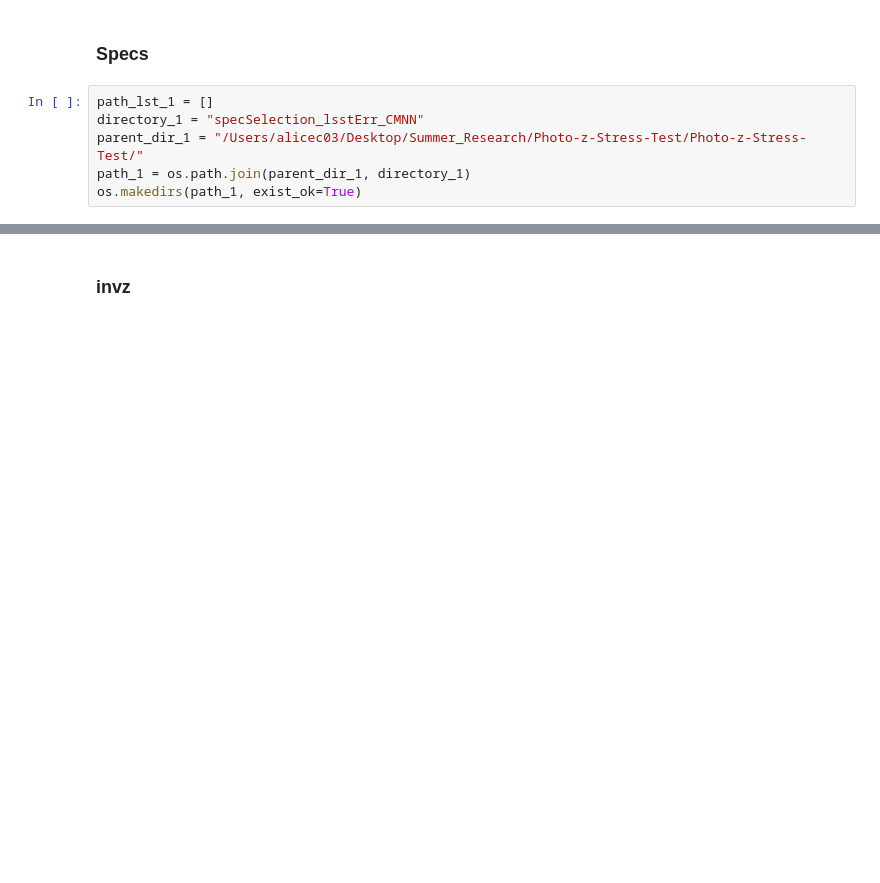
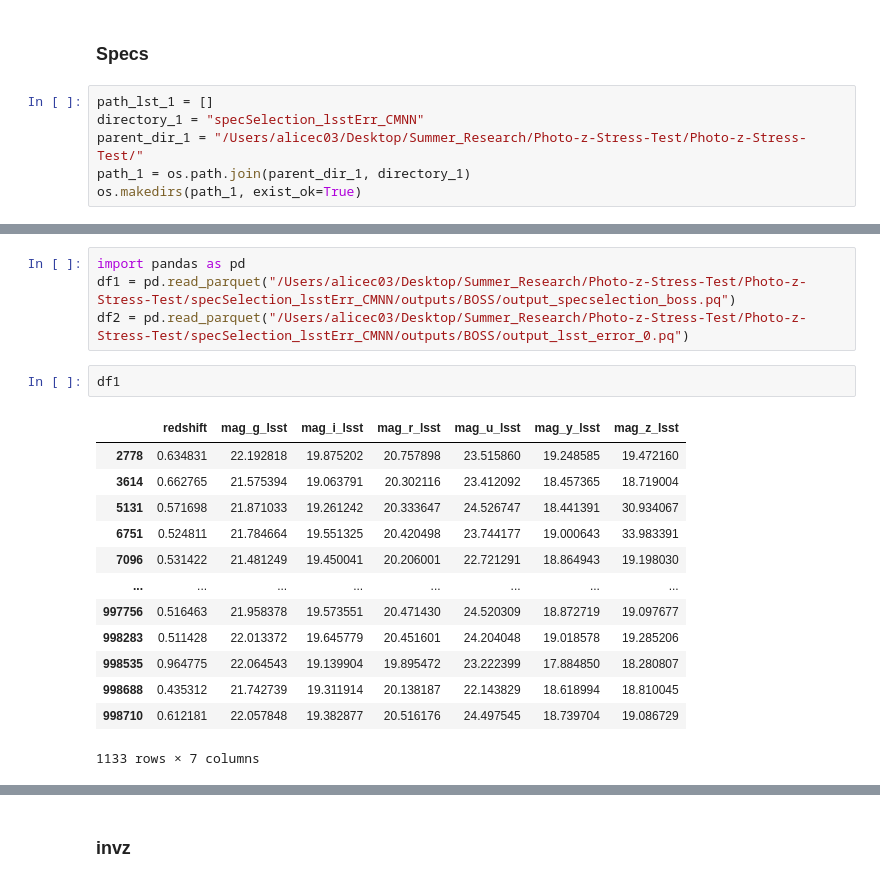
Before and after one commit to alice-crafford/Photo-z-Stress-Test, a Jupyter notebook: Test_Pipeline.ipynb, the cells around one changed output, grey strips where cells are left out. Drawn from its saved outputs; the diff is of its cells as text; blank space fills up the shorter version.

```diff
--- a/Test_Pipeline.ipynb
+++ b/Test_Pipeline.ipynb
@@ -872,0 +880,20 @@ Job specselection_zCOSMOS has completed successfully!
+# %%
+import pandas as pd
+df1 = pd.read_parquet("/Users/alicec03/Desktop/Summer_Research/Photo-z-Stress-Test/Photo-z-Stress-Test/specSelection_lsstErr_CMNN/outputs/BOSS/output_specselection_boss.pq")
+df2 = pd.read_parquet("/Users/alicec03/Desktop/Summer_Research/Photo-z-Stress-Test/Photo-z-Stress-Test/specSelection_lsstErr_CMNN/outputs/BOSS/output_lsst_error_0.pq")
+# %%
+df1
+# %% [output]
+|  | redshift | mag_g_lsst | mag_i_lsst | mag_r_lsst | mag_u_lsst | mag_y_lsst | mag_z_lsst |
+| 2778 | 0.634831 | 22.192818 | 19.875202 | 20.757898 | 23.515860 | 19.248585 | 19.472160 |
+| 3614 | 0.662765 | 21.575394 | 19.063791 | 20.302116 | 23.412092 | 18.457365 | 18.719004 |
+| 5131 | 0.571698 | 21.871033 | 19.261242 | 20.333647 | 24.526747 | 18.441391 | 30.934067 |
+| 6751 | 0.524811 | 21.784664 | 19.551325 | 20.420498 | 23.744177 | 19.000643 | 33.983391 |
+| 7096 | 0.531422 | 21.481249 | 19.450041 | 20.206001 | 22.721291 | 18.864943 | 19.198030 |
+| ... | ... | ... | ... | ... | ... | ... | ... |
+| 997756 | 0.516463 | 21.958378 | 19.573551 | 20.471430 | 24.520309 | 18.872719 | 19.097677 |
+| 998283 | 0.511428 | 22.013372 | 19.645779 | 20.451601 | 24.204048 | 19.018578 | 19.285206 |
+| 998535 | 0.964775 | 22.064543 | 19.139904 | 19.895472 | 23.222399 | 17.884850 | 18.280807 |
+| 998688 | 0.435312 | 21.742739 | 19.311914 | 20.138187 | 22.143829 | 18.618994 | 18.810045 |
+| 998710 | 0.612181 | 22.057848 | 19.382877 | 20.516176 | 24.497545 | 18.739704 | 19.086729 |
+1133 rows × 7 columns
```
Also changed, not shown: parts of 13 cells of this notebook.
